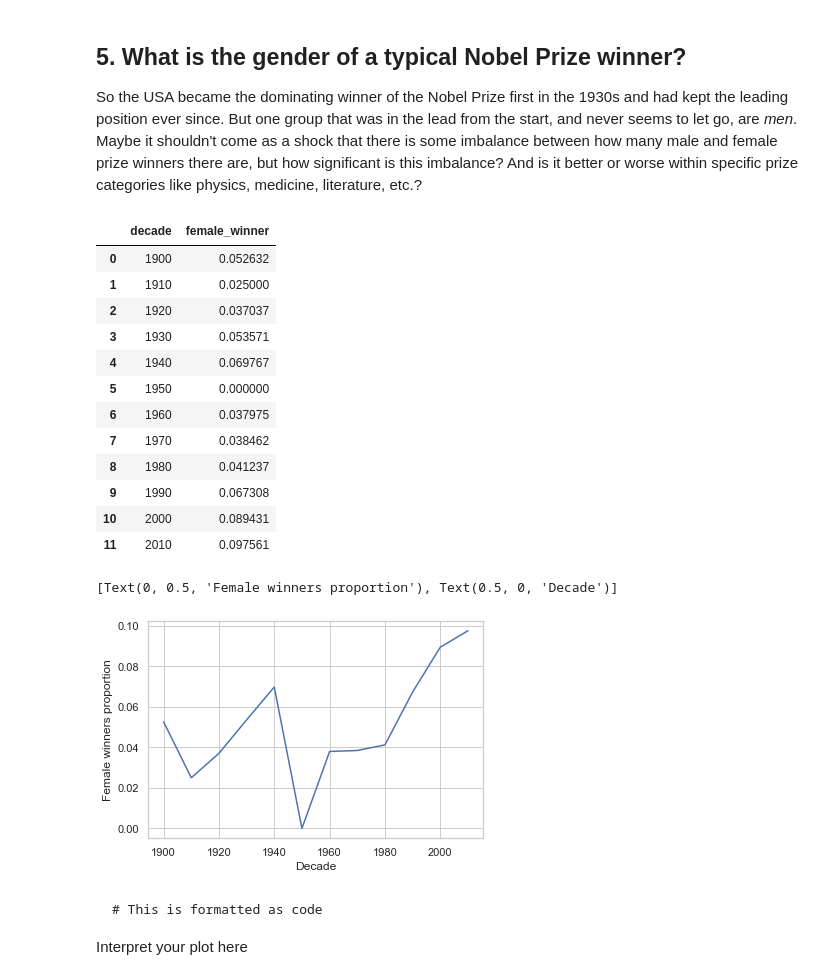
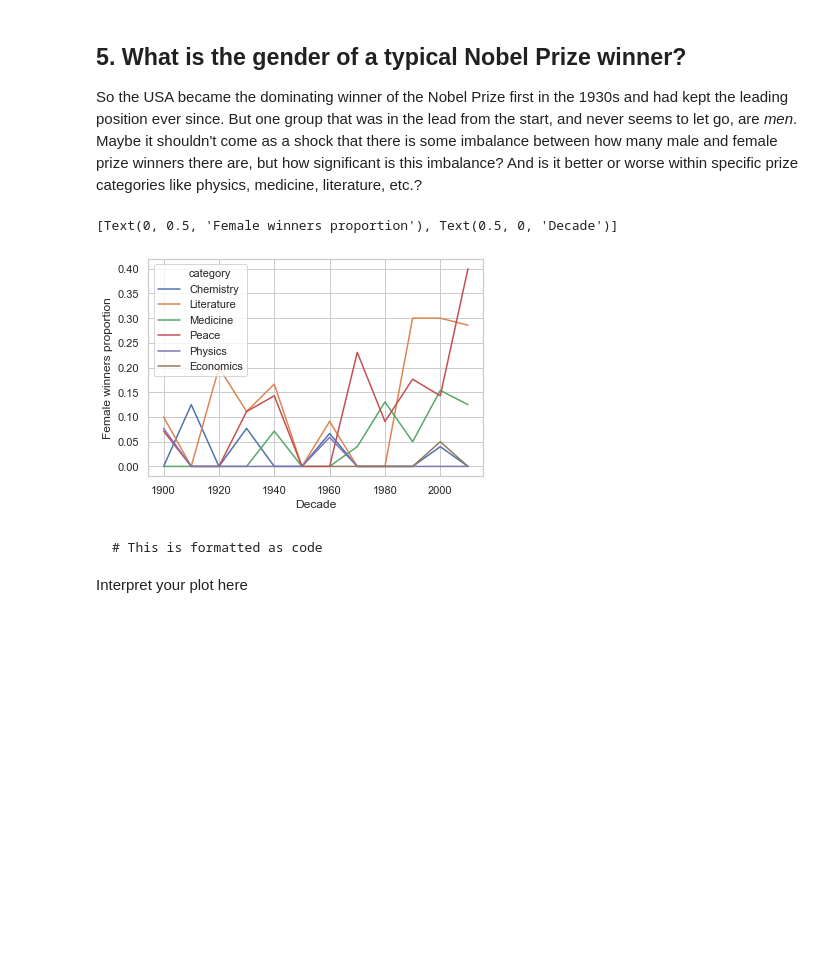
Before and after one commit to zwelisha/nobel, a Jupyter notebook: A Visual History of Nobel Prize Winners/nobelprizewinners.ipynb, the cells around one changed output. Saved outputs shown, nothing was run; the diff lists cells and outputs as text; code cells hidden in the pictures; blank space fills up the shorter version.

```diff
--- a/A Visual History of Nobel Prize Winners/nobelprizewinners.ipynb
+++ b/A Visual History of Nobel Prize Winners/nobelprizewinners.ipynb
@@ -142,29 +166,15 @@ What can you conclude from the graph?
 # %%
 # Calculating the proportion of female laureates per decade
 nobel['female_winner'] = nobel['sex'] == 'Female'
-prop_female_winners = nobel.groupby('decade', as_index = False)['female_winner'].mean()
-prop_female_winners
+prop_female_winners = nobel.groupby(['decade', 'category'], as_index = False)['female_winner'].mean()
 # Plot proportion of female winners by decade, grouped by prize category (physics, medicine, etc)
 # ... YOUR CODE FOR TASK 5 ..
-ax = sbn.lineplot(x = 'decade' , y='female_winner', data=prop_female_winners)
+ax = sbn.lineplot(x = 'decade' , y='female_winner', hue='category', data=prop_female_winners)
 ax.set(xlabel = 'Decade', ylabel = 'Female winners proportion')
 plt.show(sbn)
 # %% [output]
-|  | decade | female_winner |
-| 0 | 1900 | 0.052632 |
-| 1 | 1910 | 0.025000 |
-| 2 | 1920 | 0.037037 |
-| 3 | 1930 | 0.053571 |
-| 4 | 1940 | 0.069767 |
-| 5 | 1950 | 0.000000 |
-| 6 | 1960 | 0.037975 |
-| 7 | 1970 | 0.038462 |
-| 8 | 1980 | 0.041237 |
-| 9 | 1990 | 0.067308 |
-| 10 | 2000 | 0.089431 |
-| 11 | 2010 | 0.097561 |
 [Text(0, 0.5, 'Female winners proportion'), Text(0.5, 0, 'Decade')]
-[figure, old version]
+[figure, new version]
 # %% [markdown]
 
 
```
Also changed, not shown: parts of 7 cells of this notebook.
